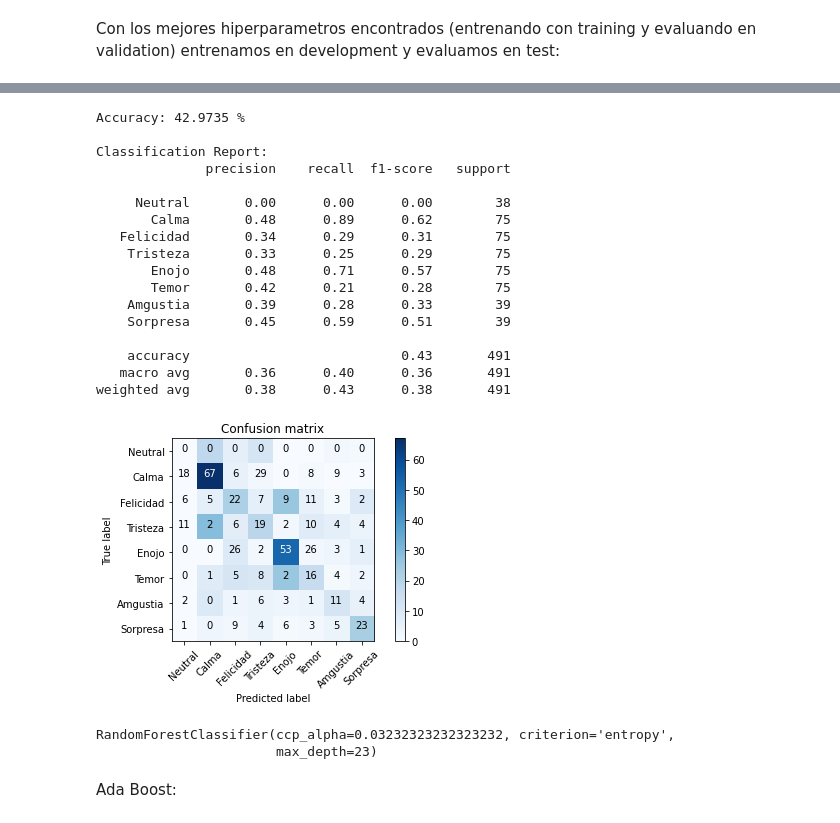
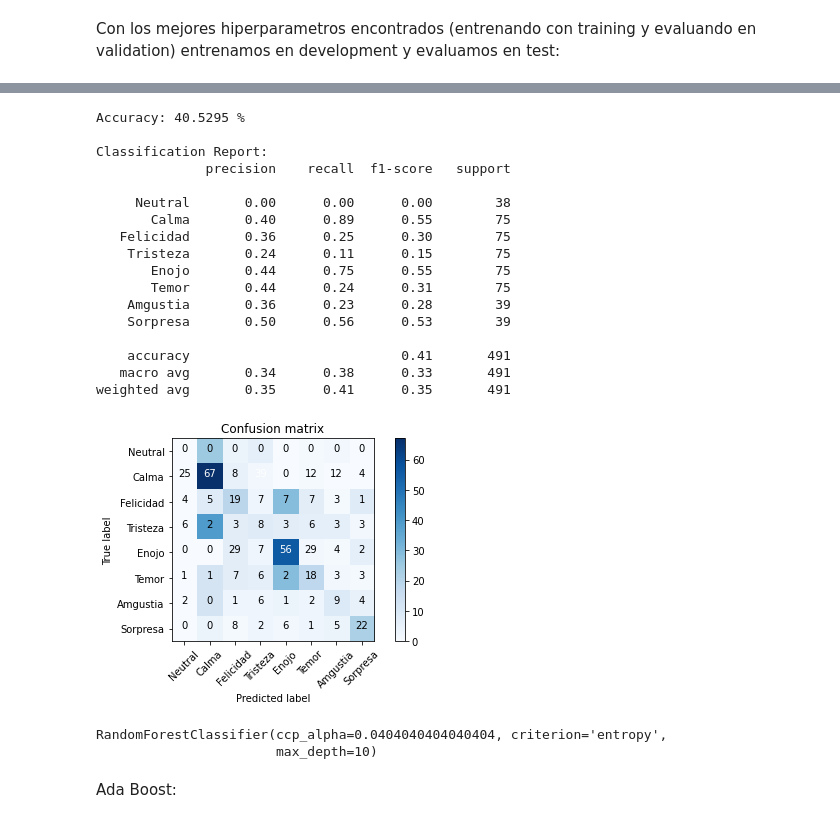
Before and after one commit to magistery-tps/aa-tp2, a Jupyter notebook: notebooks/resolucion-tp-2.ipynb, the cells around one changed output, grey strips where cells are left out. Drawn from its saved outputs; the diff is of its cells as text; code cells hidden in the pictures.

```diff
--- a/notebooks/resolucion-tp-2.ipynb
+++ b/notebooks/resolucion-tp-2.ipynb
@@ -424,28 +432,31 @@ models.append(random_forest)
 # %%
+random_forest = RandomForestClassifier()
+random_forest.set_params(**shp1.best_params_)
+
 random_forest.fit(X_Dev_without_special_columns, y_dev)
 
 show_summary(random_forest, X_test_without_special_columns, y_test, emotions)
 # %% [output]
-Accuracy: 42.9735 %
+Accuracy: 40.5295 %
 
 Classification Report:
               precision    recall  f1-score   support
 
      Neutral       0.00      0.00      0.00        38
-       Calma       0.48      0.89      0.62        75
-   Felicidad       0.34      0.29      0.31        75
-    Tristeza       0.33      0.25      0.29        75
-       Enojo       0.48      0.71      0.57        75
-       Temor       0.42      0.21      0.28        75
-    Amgustia       0.39      0.28      0.33        39
-    Sorpresa       0.45      0.59      0.51        39
+       Calma       0.40      0.89      0.55        75
+   Felicidad       0.36      0.25      0.30        75
+    Tristeza       0.24      0.11      0.15        75
+       Enojo       0.44      0.75      0.55        75
+       Temor       0.44      0.24      0.31        75
+    Amgustia       0.36      0.23      0.28        39
+    Sorpresa       0.50      0.56      0.53        39
 
-    accuracy                           0.43       491
-   macro avg       0.36      0.40      0.36       491
-weighted avg       0.38      0.43      0.38       491
+    accuracy                           0.41       491
+   macro avg       0.34      0.38      0.33       491
+weighted avg       0.35      0.41      0.35       491
-[figure, old version]
+[figure, new version]
-RandomForestClassifier(ccp_alpha=0.03232323232323232, criterion='entropy',
-                       max_depth=23)
+RandomForestClassifier(ccp_alpha=0.0404040404040404, criterion='entropy',
+                       max_depth=10)
 # %% [markdown]
 Ada Boost:
 # %%
```
Also changed, not shown: parts of 45 cells of this notebook, 2 other files.
